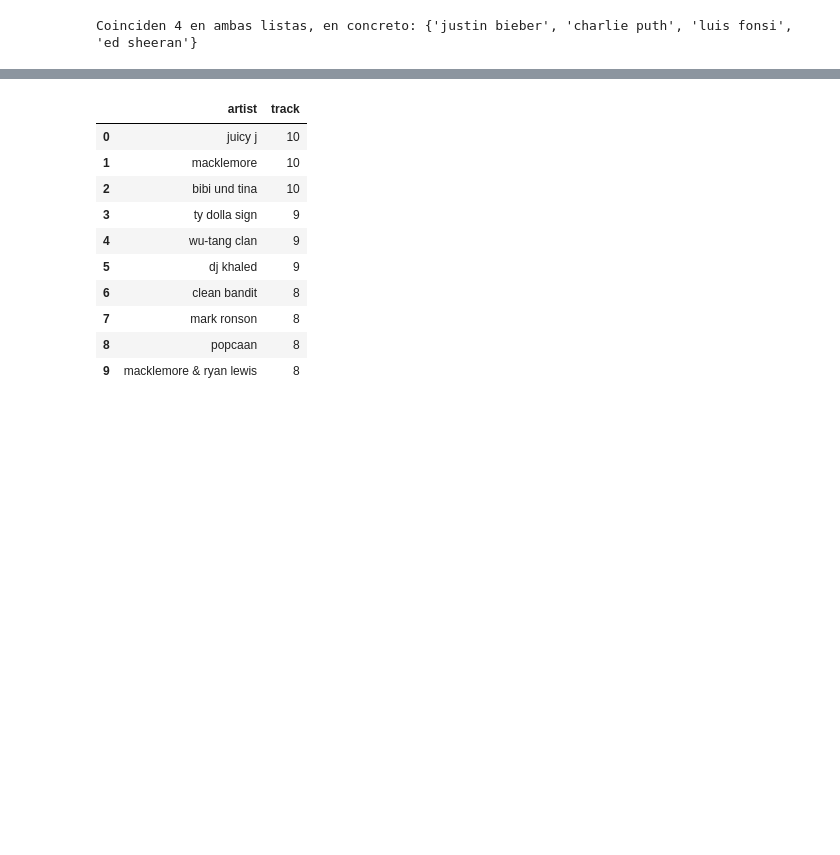
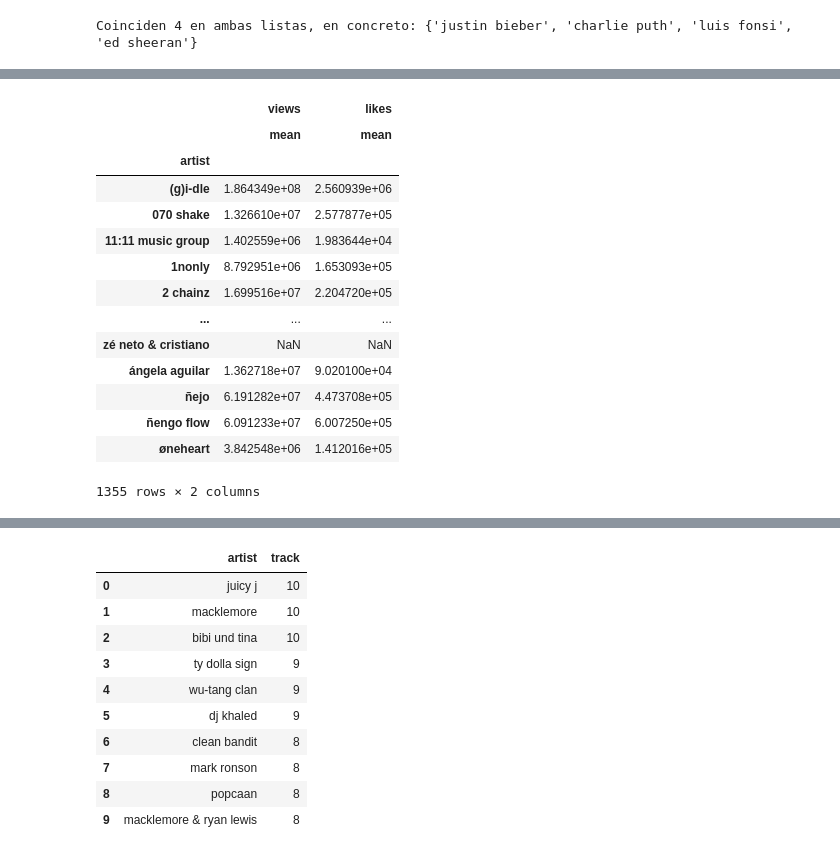
Before and after one commit to inesaag/promo-G-DA-modulo3-evaluacion-intermedia-Ines, a Jupyter notebook: ejercicios.ipynb, the cells around one changed output, grey strips where cells are left out. Saved outputs shown, nothing was run; the diff lists cells and outputs as text; code cells hidden in the pictures; blank space fills up the shorter version.

```diff
--- a/ejercicios.ipynb
+++ b/ejercicios.ipynb
@@ -394,3 +394,6 @@ print(f'Coinciden {len(artistas_comun)} en ambas listas, en concreto: {artistas_
 Coinciden 4 en ambas listas, en concreto: {'justin bieber', 'charlie puth', 'luis fonsi', 'ed sheeran'}
 # %%
 #- **BONUS** Haced lo mismo para los datos de tipo "single".
+
+df_single = df[df['album_type']== 'single'] #filtro el dataframe para los datos de tipo single:
+df_single.head(2)
@@ -396,0 +404,19 @@ Coinciden 4 en ambas listas, en concreto: {'justin bieber', 'charlie puth', 'lui
+# %%
+consulta1_single = df_single.groupby('artist').agg({'views' : ['mean'], 'likes' : ['mean']}) #repito todo el código anterior pero usando este dataframe
+consulta1_single
+# %% [output]
+|  | views | likes |
+|  | mean | mean |
+| artist |  |  |
+| (g)i-dle | 1.864349e+08 | 2.560939e+06 |
+| 070 shake | 1.326610e+07 | 2.577877e+05 |
+| 11:11 music group | 1.402559e+06 | 1.983644e+04 |
+| 1nonly | 8.792951e+06 | 1.653093e+05 |
+| 2 chainz | 1.699516e+07 | 2.204720e+05 |
+| ... | ... | ... |
+| zé neto & cristiano | NaN | NaN |
+| ángela aguilar | 1.362718e+07 | 9.020100e+04 |
+| ñejo | 6.191282e+07 | 4.473708e+05 |
+| ñengo flow | 6.091233e+07 | 6.007250e+05 |
+| øneheart | 3.842548e+06 | 1.412016e+05 |
+1355 rows × 2 columns
```
Also changed, not shown: parts of 4 cells of this notebook.
